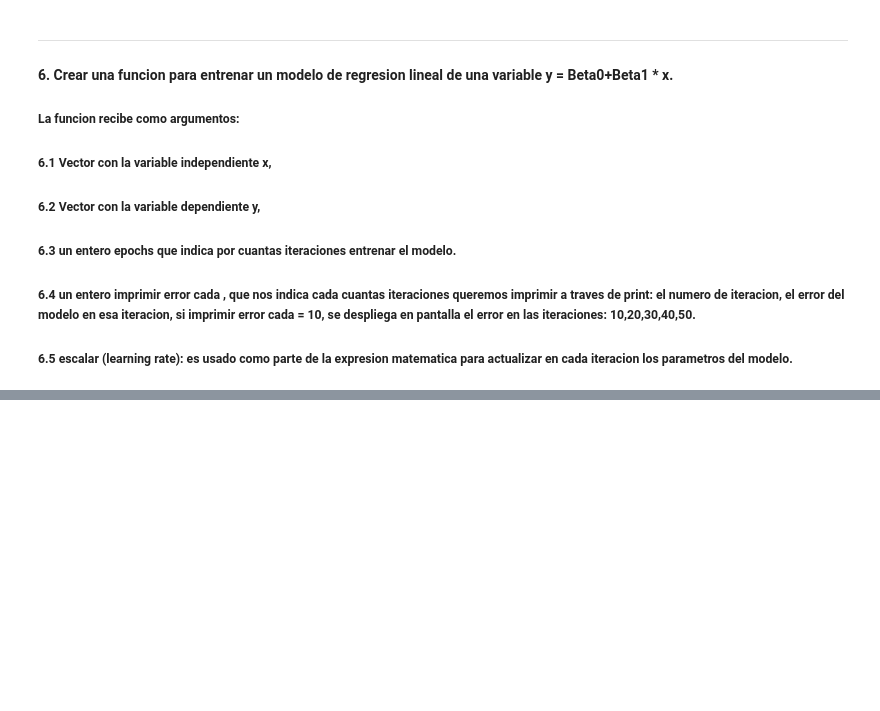
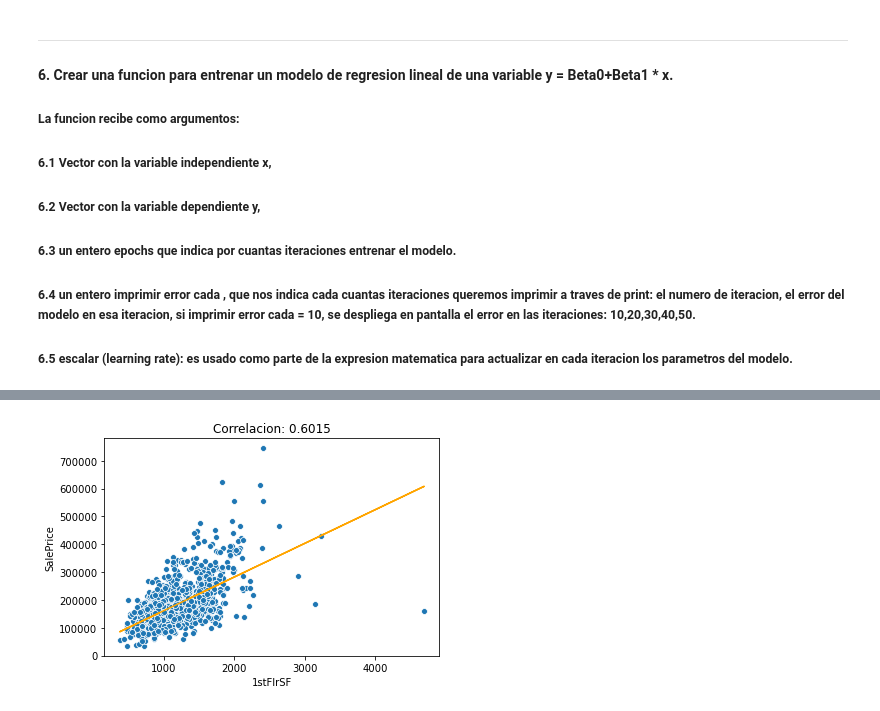
Before and after one commit to ErickVelasquez17/Proyecto1, a Jupyter notebook: Proyecto.ipynb, the cells around one changed output, grey strips where cells are left out. Saved outputs shown, nothing was run; the diff lists cells and outputs as text; code cells hidden in the pictures; blank space fills up the shorter version.

```diff
--- a/Proyecto.ipynb
+++ b/Proyecto.ipynb
@@ -260,0 +350,10 @@ plt.show()
+# %%
+corr_1stFlrSF = round(np.corrcoef(set_de_entrenamiento['1stFlrSF'], set_de_entrenamiento['SalePrice'])[0, 1],4)
+plt.scatter('1stFlrSF','SalePrice', data=set_de_entrenamiento, alpha=1, linewidths = 0.75, edgecolor = 'white', s = 35)
+plt.plot(x_train2, y_pred2, color = 'orange')
+plt.xlabel('1stFlrSF')
+plt.ylabel('SalePrice')
+plt.title('Correlacion: ' + str(corr_1stFlrSF))
+plt.show()
+# %% [output]
+[figure, added]
```
Also changed, not shown: parts of 30 cells of this notebook.
